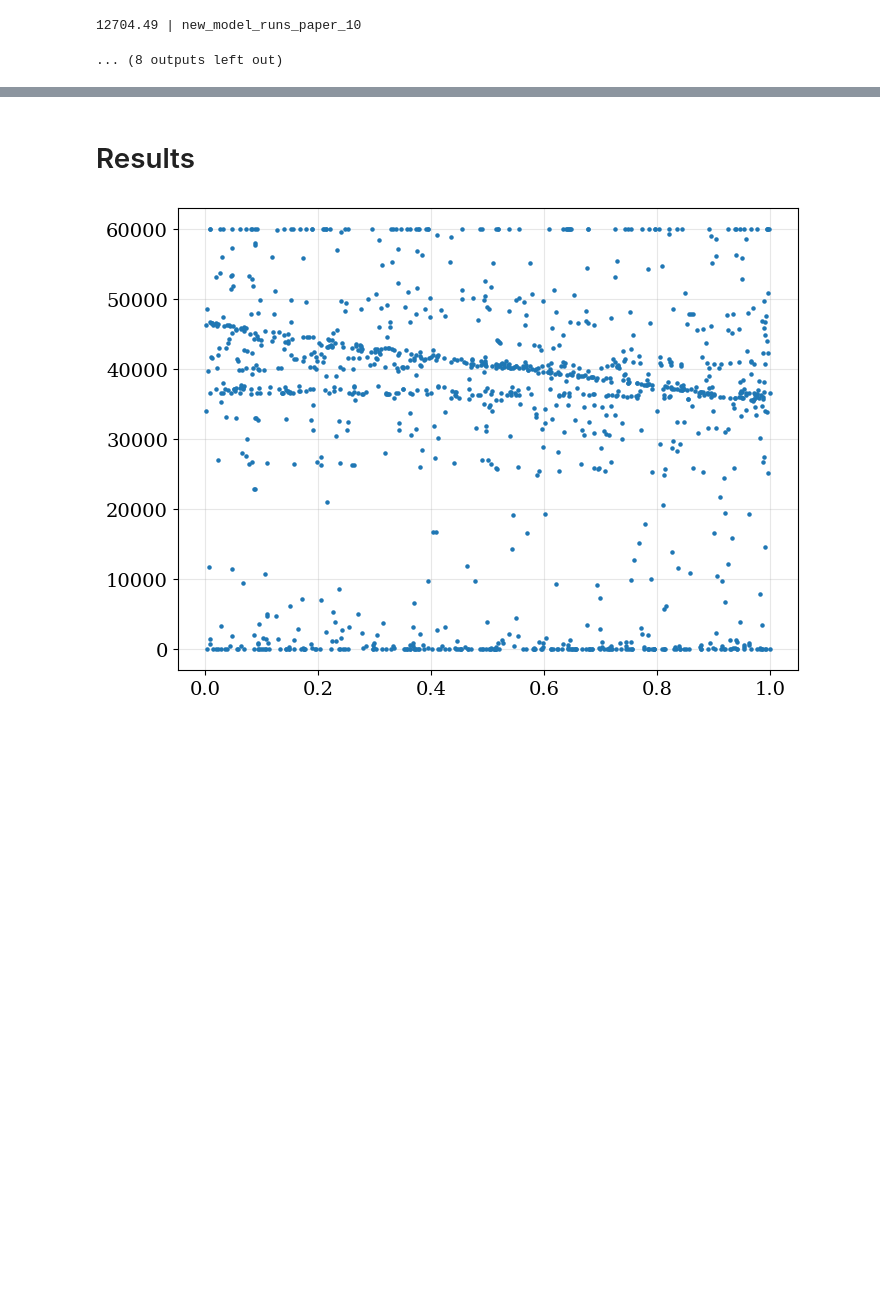
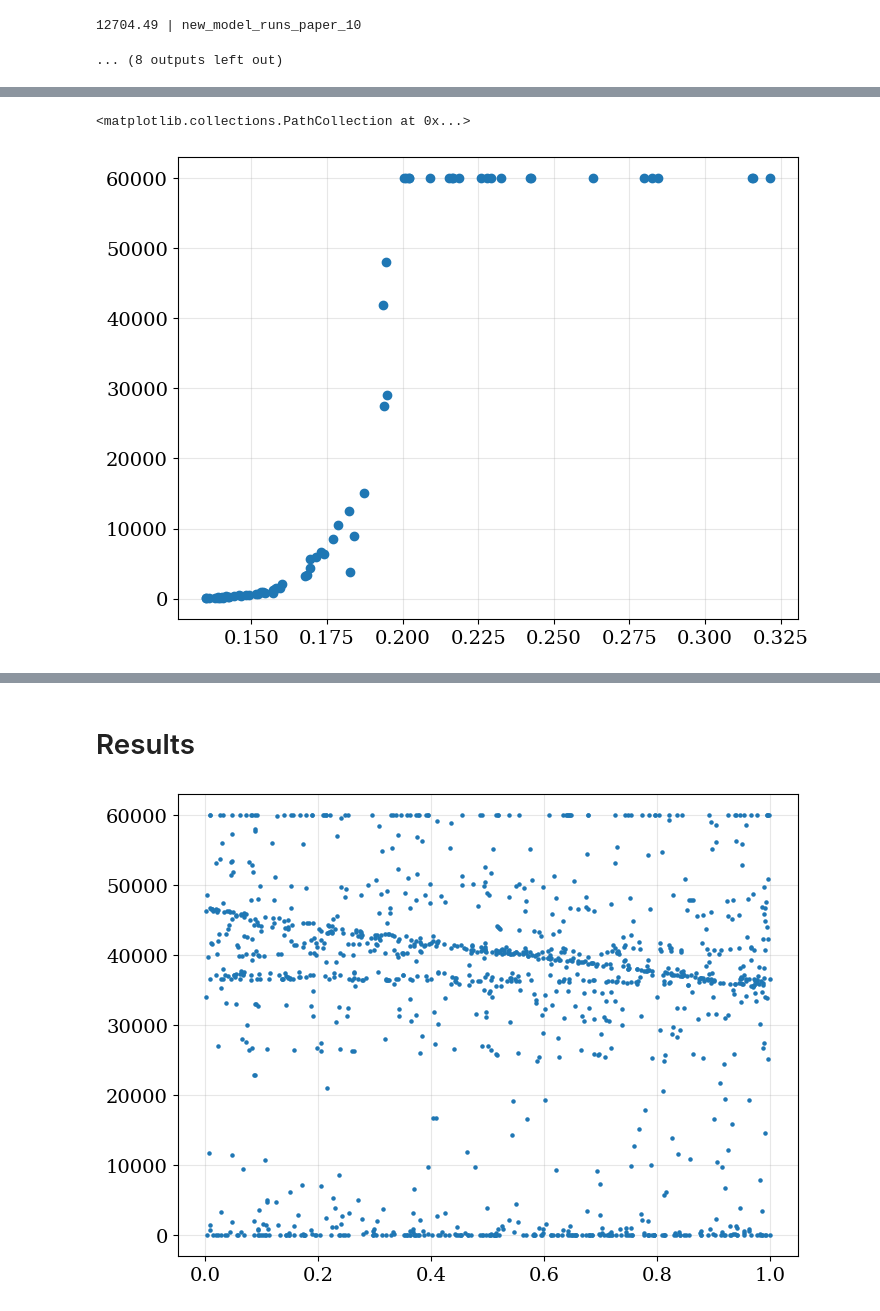
Before and after one commit to charlesaugdupont/poverty-trap, a Jupyter notebook: notebooks/attention_results.ipynb, the cells around one changed output, grey strips where cells are left out. Saved outputs shown, nothing was run; the diff lists cells and outputs as text; code cells hidden in the pictures; blank space fills up the shorter version.

```diff
--- a/notebooks/attention_results.ipynb
+++ b/notebooks/attention_results.ipynb
@@ -229 +214,6 @@ for agent, agent_comm in community_membership.items():
+# %%
+plt.scatter(safe_investment[idx2], d["W"][-1][idx2])
+# %% [output]
+<matplotlib.collections.PathCollection at 0x...>
+[figure, added]
 # %%
```
Also changed, not shown: parts of 15 cells of this notebook.
